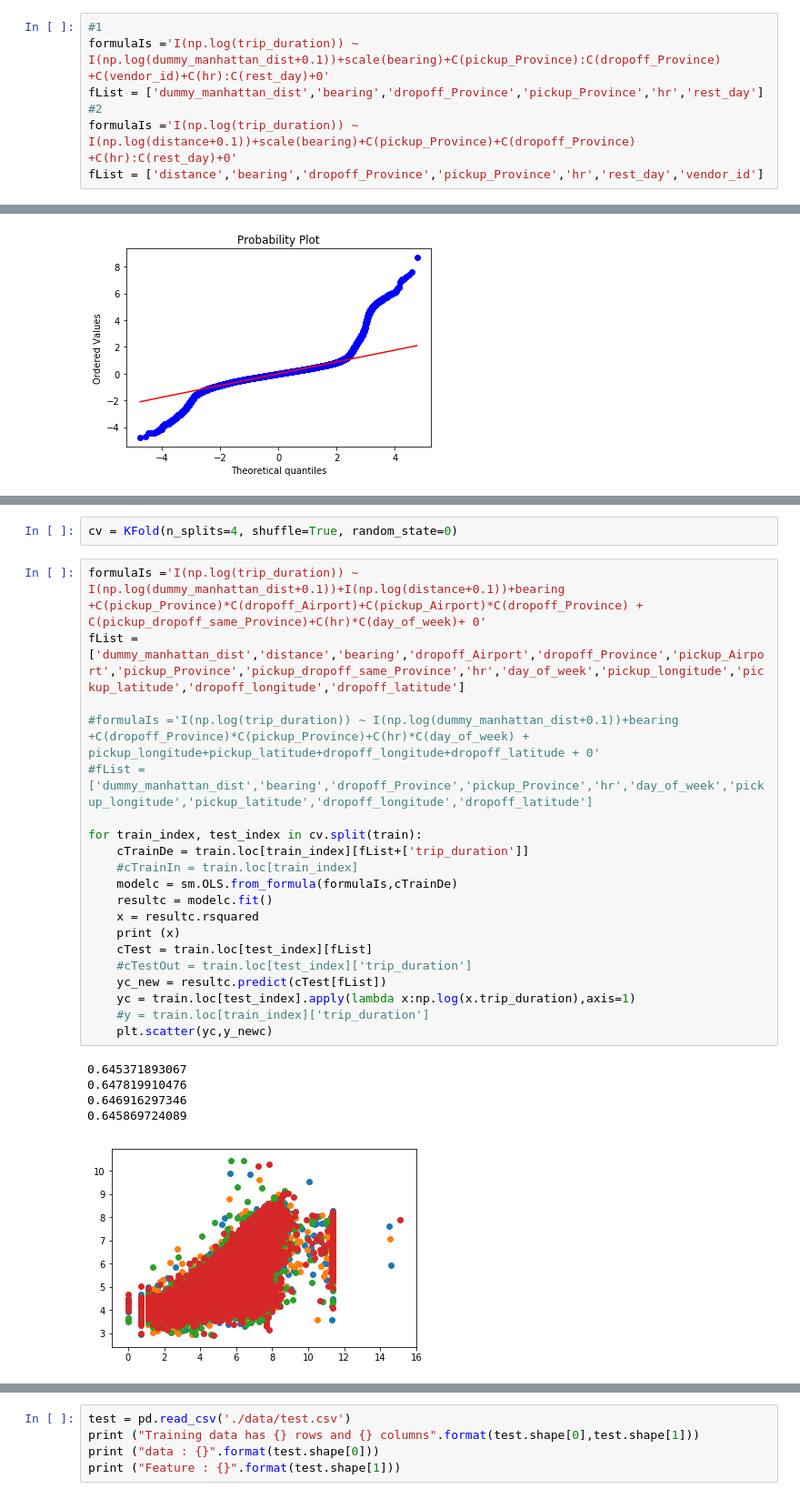
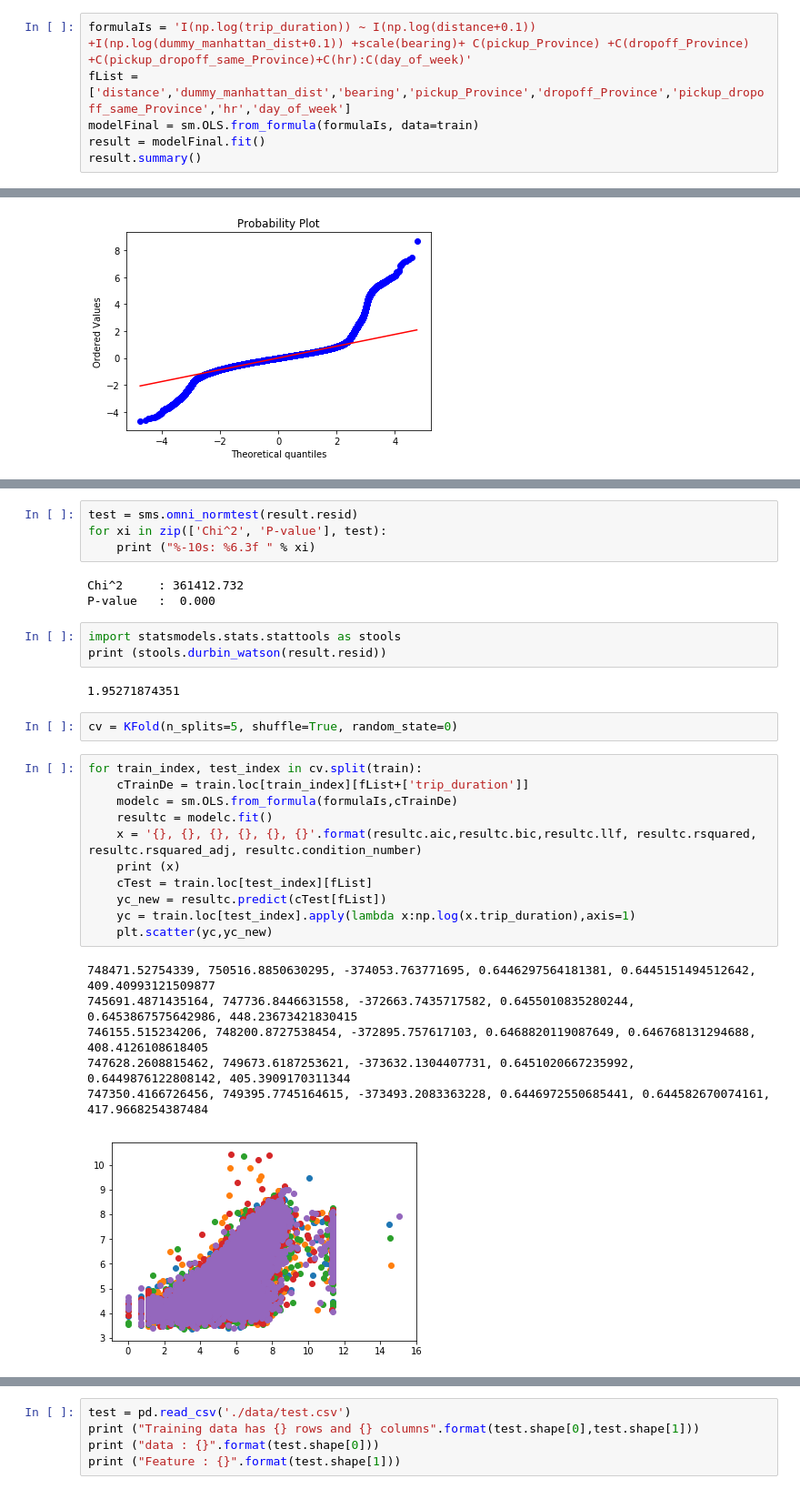
Before and after one commit to buenhyden/TeamProject_Linear_Regression, a Jupyter notebook: TeamProject_Linear_Regression_Analysis_2nd_2.ipynb, the cells around one changed output, grey strips where cells are left out. Shown at 91% size. Cells and saved outputs as stored; diff of their text form.

```diff
--- a/TeamProject_Linear_Regression_Analysis_2nd_2.ipynb
+++ b/TeamProject_Linear_Regression_Analysis_2nd_2.ipynb
@@ -144,7 +148,6 @@ sns.heatmap(totalCorr[totalCorr>0.5],annot=True)
 # %%
-#1
-formulaIs ='I(np.log(trip_duration)) ~ I(np.log(dummy_manhattan_dist+0.1))+scale(bearing)+C(pickup_Province):C(dropoff_Province) +C(vendor_id)+C(hr):C(rest_day)+0'
-fList = ['dummy_manhattan_dist','bearing','dropoff_Province','pickup_Province','hr','rest_day']
-#2
-formulaIs ='I(np.log(trip_duration)) ~ I(np.log(distance+0.1))+scale(bearing)+C(pickup_Province)+C(dropoff_Province) +C(hr):C(rest_day)+0'
-fList = ['distance','bearing','dropoff_Province','pickup_Province','hr','rest_day','vendor_id']
+formulaIs = 'I(np.log(trip_duration)) ~ I(np.log(distance+0.1)) +I(np.log(dummy_manhattan_dist+0.1)) +scale(bearing)+ C(pickup_Province) +C(dropoff_Province) +C(pickup_dropoff_same_Province)+C(hr):C(day_of_week)'
+fList = ['distance','dummy_manhattan_dist','bearing','pickup_Province','dropoff_Province','pickup_dropoff_same_Province','hr','day_of_week']
+modelFinal = sm.OLS.from_formula(formulaIs, data=train)
+result = modelFinal.fit()
+result.summary()
@@ -254,28 +237,32 @@ plt.show()
+# %%
+test = sms.omni_normtest(result.resid)
+for xi in zip(['Chi^2', 'P-value'], test):
+    print ("%-10s: %6.3f " % xi)
+# %% [output]
+Chi^2     : 361412.732
+P-value   :  0.000
+# %%
+import statsmodels.stats.stattools as stools
+print (stools.durbin_watson(result.resid))
+# %% [output]
+1.95271874351
 # %%
-cv = KFold(n_splits=4, shuffle=True, random_state=0)
+cv = KFold(n_splits=5, shuffle=True, random_state=0)
 # %%
-formulaIs ='I(np.log(trip_duration)) ~ I(np.log(dummy_manhattan_dist+0.1))+I(np.log(distance+0.1))+bearing +C(pickup_Province)*C(dropoff_Airport)+C(pickup_Airport)*C(dropoff_Province) + C(pickup_dropoff_same_Province)+C(hr)*C(day_of_week)+ 0'
-fList = ['dummy_manhattan_dist','distance','bearing','dropoff_Airport','dropoff_Province','pickup_Airport','pickup_Province','pickup_dropoff_same_Province','hr','day_of_week','pickup_longitude','pickup_latitude','dropoff_longitude','dropoff_latitude']
-
-#formulaIs ='I(np.log(trip_duration)) ~ I(np.log(dummy_manhattan_dist+0.1))+bearing +C(dropoff_Province)*C(pickup_Province)+C(hr)*C(day_of_week) + pickup_longitude+pickup_latitude+dropoff_longitude+dropoff_latitude + 0'
-#fList = ['dummy_manhattan_dist','bearing','dropoff_Province','pickup_Province','hr','day_of_week','pickup_longitude','pickup_latitude','dropoff_longitude','dropoff_latitude']
-
 for train_index, test_index in cv.split(train):
     cTrainDe = train.loc[train_index][fList+['trip_duration']]
-    #cTrainIn = train.loc[train_index]
     modelc = sm.OLS.from_formula(formulaIs,cTrainDe)
     resultc = modelc.fit()
-    x = resultc.rsquared
+    x = '{}, {}, {}, {}, {}, {}'.format(resultc.aic,resultc.bic,resultc.llf, resultc.rsquared, resultc.rsquared_adj, resultc.condition_number)
     print (x)
     cTest = train.loc[test_index][fList]
-    #cTestOut = train.loc[test_index]['trip_duration']
     yc_new = resultc.predict(cTest[fList])
     yc = train.loc[test_index].apply(lambda x:np.log(x.trip_duration),axis=1)
-    #y = train.loc[train_index]['trip_duration']
-    plt.scatter(yc,y_newc)
+    plt.scatter(yc,yc_new)
 # %% [output]
-0.645371893067
-0.647819910476
-0.646916297346
-0.645869724089
+748471.52754339, 750516.8850630295, -374053.763771695, 0.6446297564181381, 0.6445151494512642, 409.40993121509877
+745691.4871435164, 747736.8446631558, -372663.7435717582, 0.6455010835280244, 0.6453867575642986, 448.23673421830415
+746155.515234206, 748200.8727538454, -372895.757617103, 0.6468820119087649, 0.646768131294688, 408.4126108618405
+747628.2608815462, 749673.6187253621, -373632.1304407731, 0.6451020667235992, 0.6449876122808142, 405.3909170311344
+747350.4166726456, 749395.7745164615, -373493.2083363228, 0.6446972550685441, 0.644582670074161, 417.9668254387484
-[figure, old version]
+[figure, new version]
```
Also changed, not shown: parts of 39 cells of this notebook, 1 other file.
